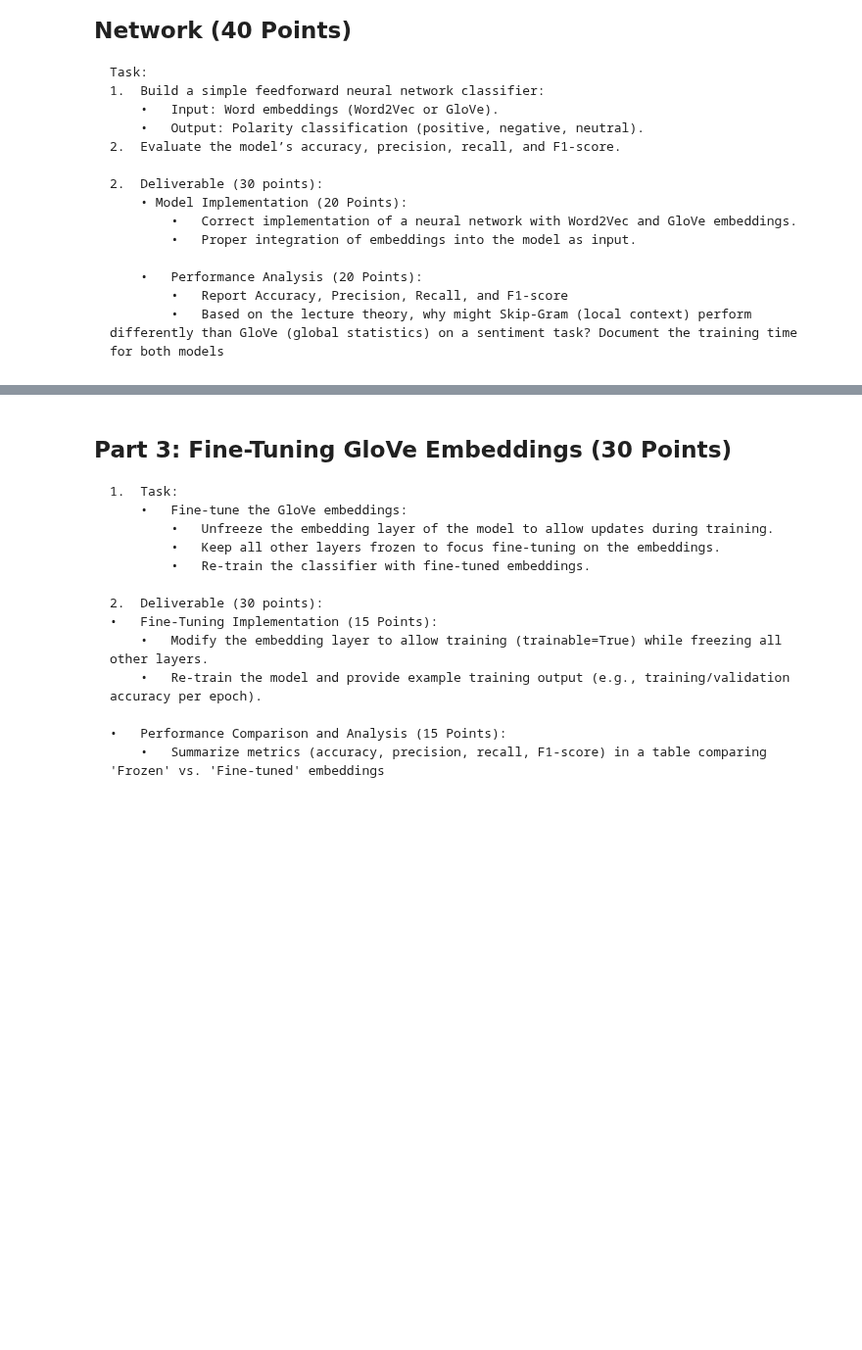
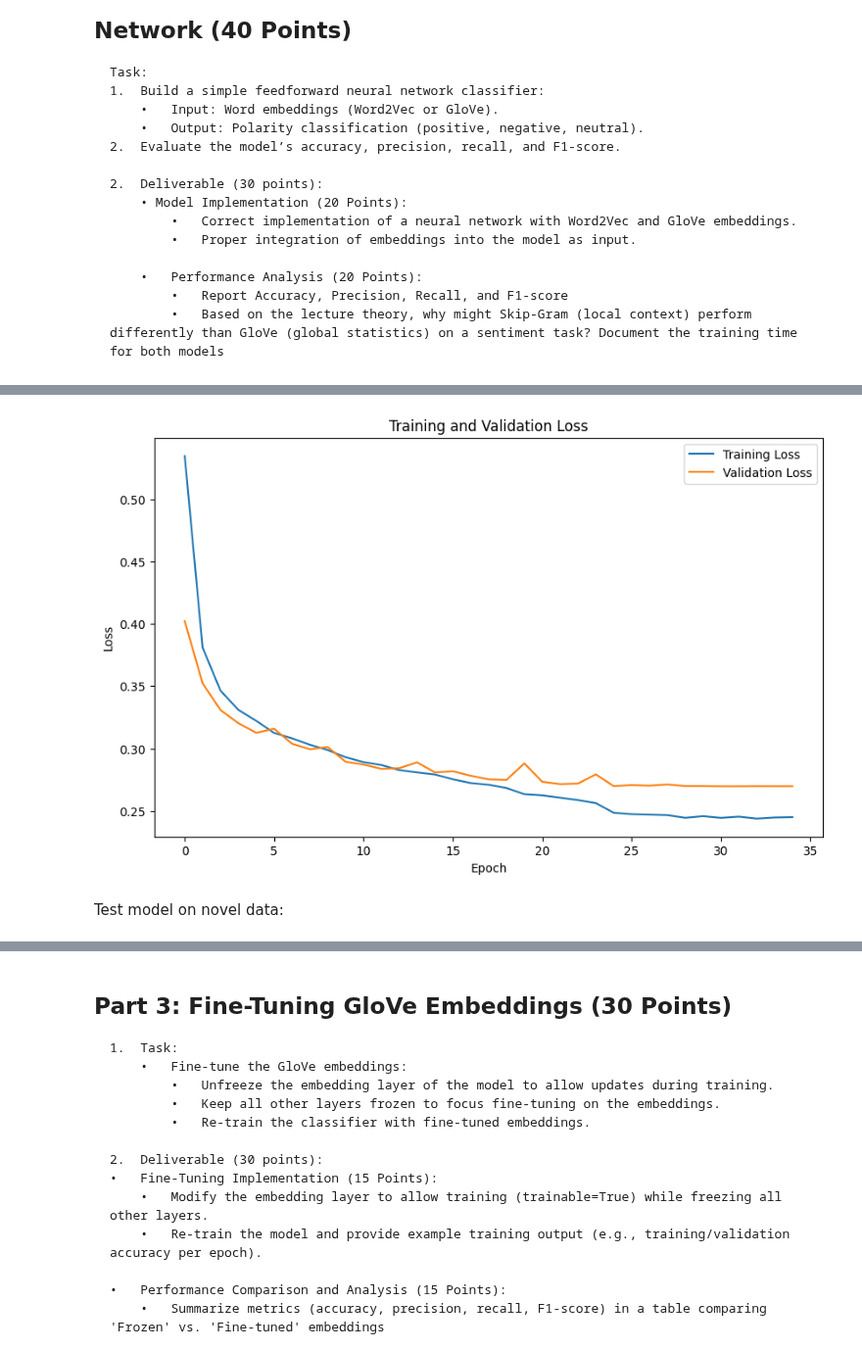
Before and after one commit to rcwaterman/DSE6212, a Jupyter notebook: Module 3/Module_3_Assignment_Word_Embeddings-1.ipynb, the cells around one changed output, grey strips where cells are left out. Shown at 98% size. Saved outputs shown, nothing was run; the diff lists cells and outputs as text; code cells hidden in the pictures; blank space fills up the shorter version.

```diff
--- a/Module 3/Module_3_Assignment_Word_Embeddings-1.ipynb
+++ b/Module 3/Module_3_Assignment_Word_Embeddings-1.ipynb
@@ -73,0 +236,3 @@ Sample Label (0=Negative, 1=Positive): 1
+# %%
+#Add the <PAD> token
+glove_embeddings_index['<PAD>'] = {len(glove_embeddings_index):np.zeros(100, dtype=np.float32)}
@@ -91,0 +502,16 @@ Sample Label (0=Negative, 1=Positive): 1
+# %%
+X_data, y_data = padded_sequences, np.array(y_data).astype(np.float32)
+# %%
+callbacks = [
+    keras.callbacks.EarlyStopping(monitor='loss', min_delta=0.01, patience=10, verbose=1),
+    keras.callbacks.ReduceLROnPlateau(monitor='loss', factor=0.1, min_delta=0.01, min_lr=1e-10, patience=4, verbose=1, mode='auto')
+]
+# %%
+word2vec_classifier_model.fit(
+    X_data,
+    y_data,
+    epochs = 100,
+    batch_size = 32,
+    validation_split = 0.2,
+    callbacks=callbacks
+)
@@ -91,0 +537,19 @@ Sample Label (0=Negative, 1=Positive): 1
+# %%
+# Get training and validation loss values
+train_loss = word2vec_classifier_model.history.history['loss']
+# If you included validation data, get validation loss as well
+val_loss = word2vec_classifier_model.history.history['val_loss']
+
+# Plot the loss curves
+plt.figure(figsize=(10, 6))
+plt.plot(train_loss, label='Training Loss')
+plt.plot(val_loss, label='Validation Loss')
+plt.title('Training and Validation Loss')
+plt.ylabel('Loss')
+plt.xlabel('Epoch')
+plt.legend(loc='upper right')
+plt.show()
+# %% [output]
+[figure, added]
+# %% [markdown]
+Test model on novel data:
```
Also changed, not shown: parts of 75 cells of this notebook, 2 other files.
